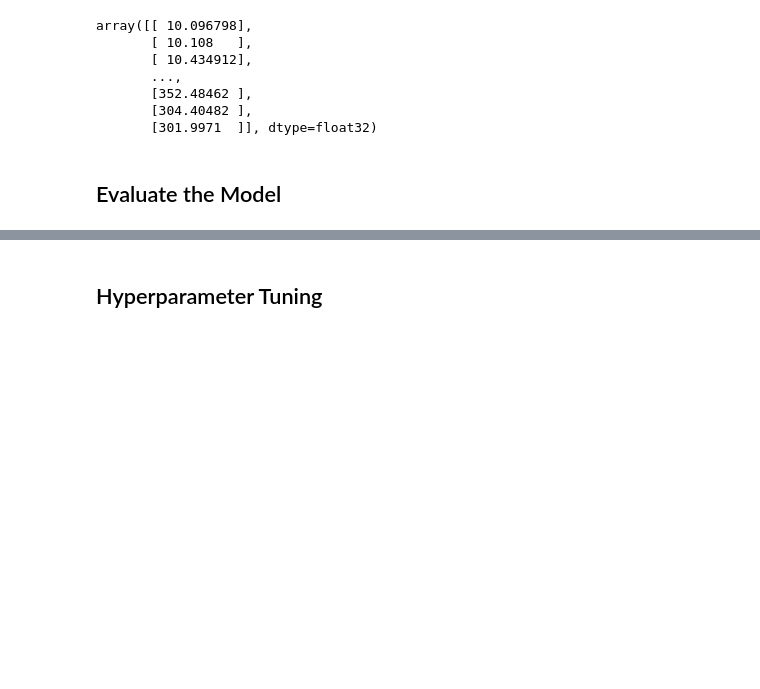
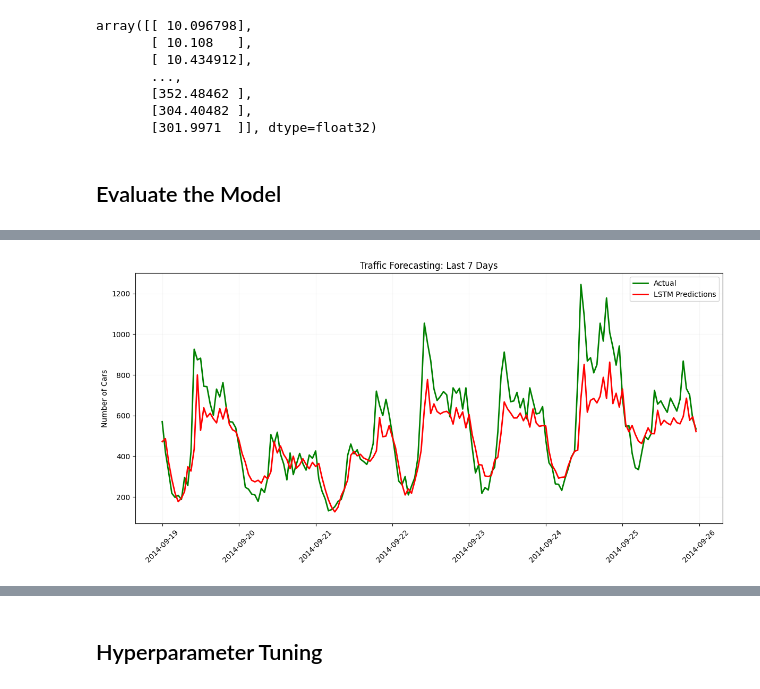
Before and after one commit to rkaushick-neu/traffic-forecasting, a Jupyter notebook: traffic_forecast_1.ipynb, the cells around one changed output, grey strips where cells are left out. Cells and saved outputs as stored; diff of their text form; code cells hidden in the pictures; blank space fills up the shorter version.

```diff
--- a/traffic_forecast_1.ipynb
+++ b/traffic_forecast_1.ipynb
@@ -818,0 +860,16 @@ R-squared: 0.760
+# %%
+# Zoom in to a shorter time period (e.g., last 7 days from the dataset)
+last_week = 24 * 7  # 7 days of hourly data
+plt.figure(figsize=(12,6))
+plt.plot(df.index[-last_week:], y_test_inv.T[-last_week:],
+         label='Actual', color='green', linewidth=2)
+plt.plot(df.index[-last_week:], lstm_test_predict[-last_week:],
+         label='LSTM Predictions', color='red', linewidth=2)
+plt.title('Traffic Forecasting: Last 7 Days')
+plt.ylabel('Number of Cars')
+plt.legend()
+plt.grid(True, alpha=0.1)
+plt.xticks(rotation=45)
+plt.tight_layout()
+# %% [output]
+[figure, added]
```
Also changed, not shown: parts of 17 cells of this notebook.
